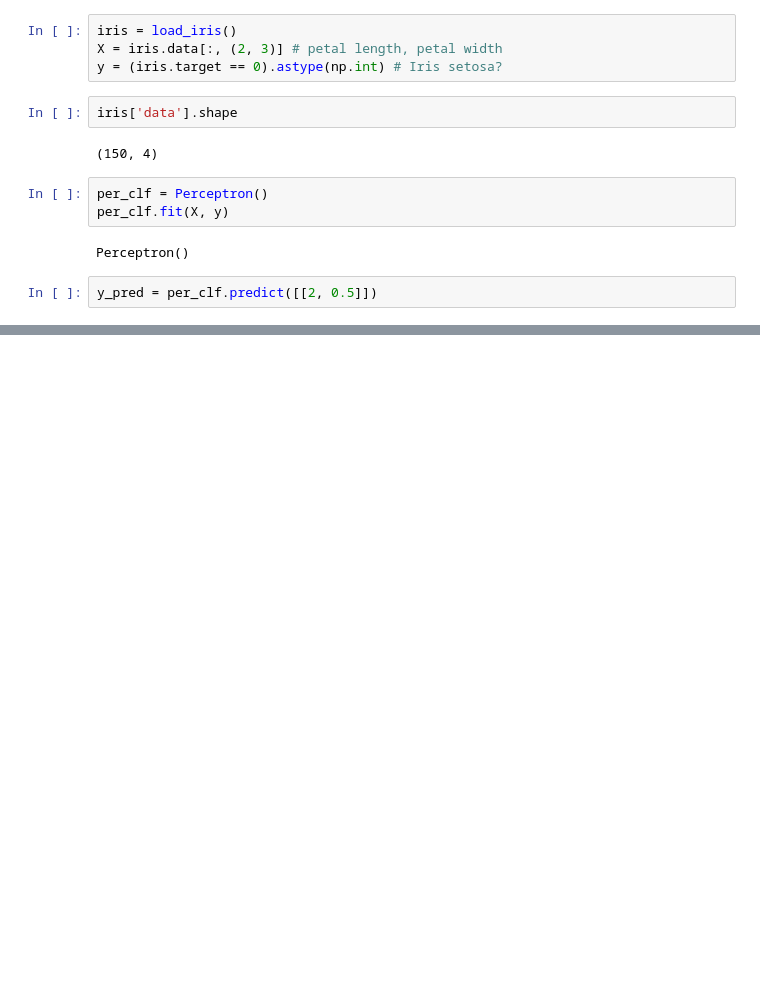
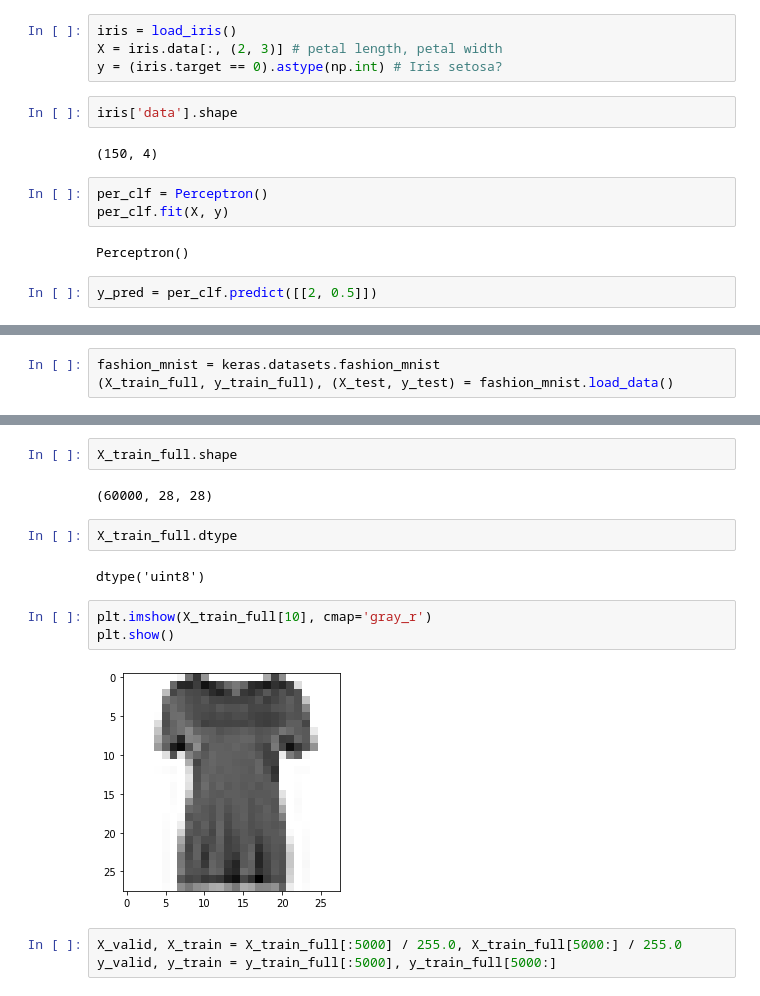
Before and after one commit to sejin8642/handson, a Jupyter notebook: cd10.ipynb, the cells around one changed output, grey strips where cells are left out. Saved outputs shown, nothing was run; the diff lists cells and outputs as text; blank space fills up the shorter version.

```diff
--- a/cd10.ipynb
+++ b/cd10.ipynb
@@ -23,0 +41,3 @@ y_pred = per_clf.predict([[2, 0.5]])
+# %%
+fashion_mnist = keras.datasets.fashion_mnist
+(X_train_full, y_train_full), (X_test, y_test) = fashion_mnist.load_data()
@@ -23,0 +53,16 @@ y_pred = per_clf.predict([[2, 0.5]])
+# %%
+X_train_full.shape
+# %% [output]
+(60000, 28, 28)
+# %%
+X_train_full.dtype
+# %% [output]
+dtype('uint8')
+# %%
+plt.imshow(X_train_full[10], cmap='gray_r')
+plt.show()
+# %% [output]
+[figure, added]
+# %%
+X_valid, X_train = X_train_full[:5000] / 255.0, X_train_full[5000:] / 255.0
+y_valid, y_train = y_train_full[:5000], y_train_full[5000:]
```
Also changed, not shown: parts of 50 cells of this notebook.
